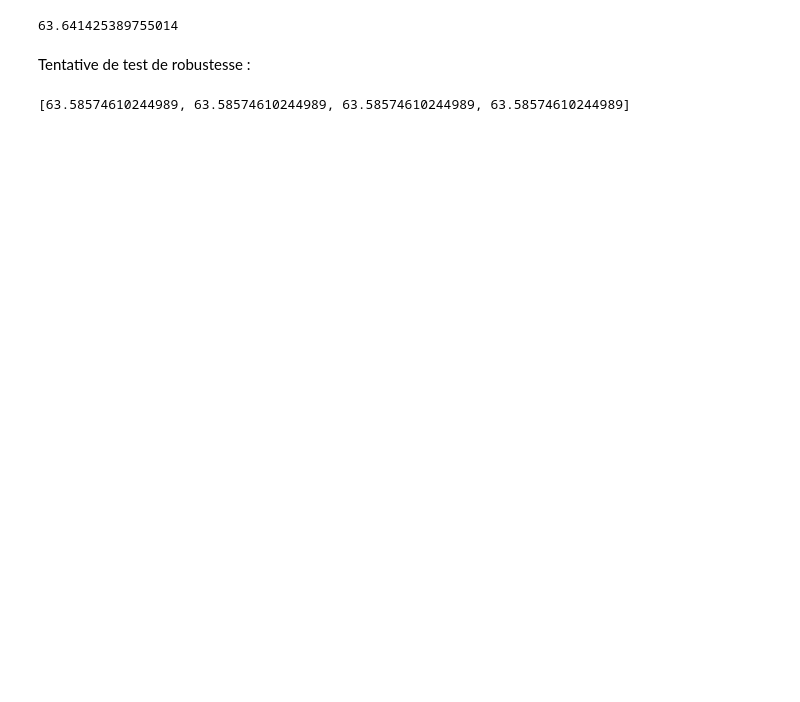
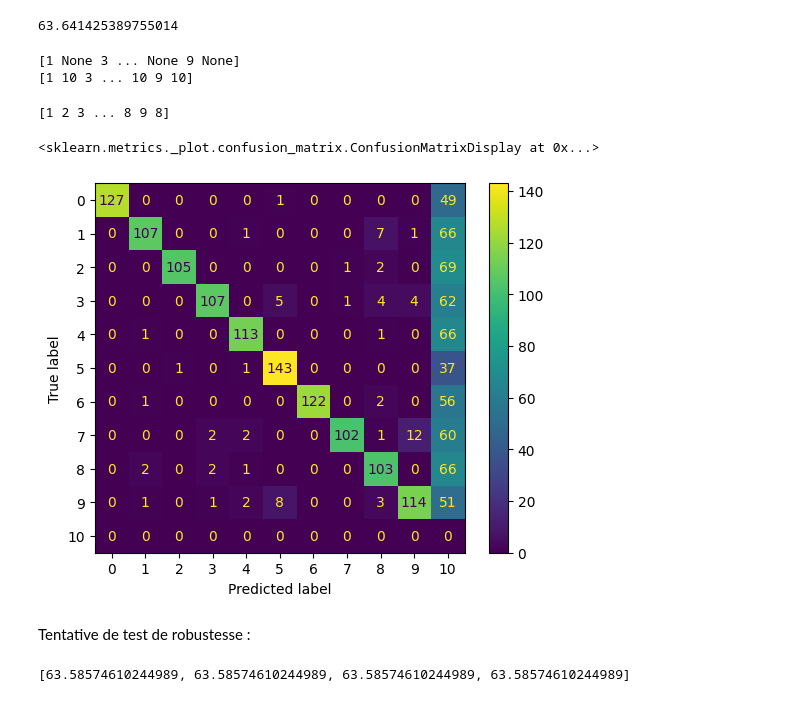
Before and after one commit to Loumr/CSPN, a Jupyter notebook: CSPN.ipynb, the cells around one changed output. Saved outputs shown, nothing was run; the diff lists cells and outputs as text; code cells hidden in the pictures; blank space fills up the shorter version.

```diff
--- a/CSPN.ipynb
+++ b/CSPN.ipynb
@@ -287,6 +298,29 @@ def accuracy(result):
 accuracy(result)
 # %% [output]
 63.641425389755014
+# %%
+y_pred = result.copy()
+y_pred = np.array(y_pred)
+print(y_pred)
+y_pred[y_pred == None] = 10
+print(y_pred)
+# %% [output]
+[1 None 3 ... None 9 None]
+[1 10 3 ... 10 9 10]
+# %%
+print(test[:,-1])
+# %% [output]
+[1 2 3 ... 8 9 8]
+# %%
+y_test = test[:,-1].tolist()
+y_pred= y_pred.tolist()
+# %%
+from sklearn.metrics import confusion_matrix, ConfusionMatrixDisplay
+cm = confusion_matrix(y_test, y_pred, labels=[0,1,2,3,4,5,6,7,8,9,10])
+ConfusionMatrixDisplay(cm).plot()
+# %% [output]
+<sklearn.metrics._plot.confusion_matrix.ConfusionMatrixDisplay at 0x...>
+[figure, added]
 # %% [markdown]
 Tentative de test de robustesse :
 # %%
```
Also changed, not shown: parts of 9 cells of this notebook.
